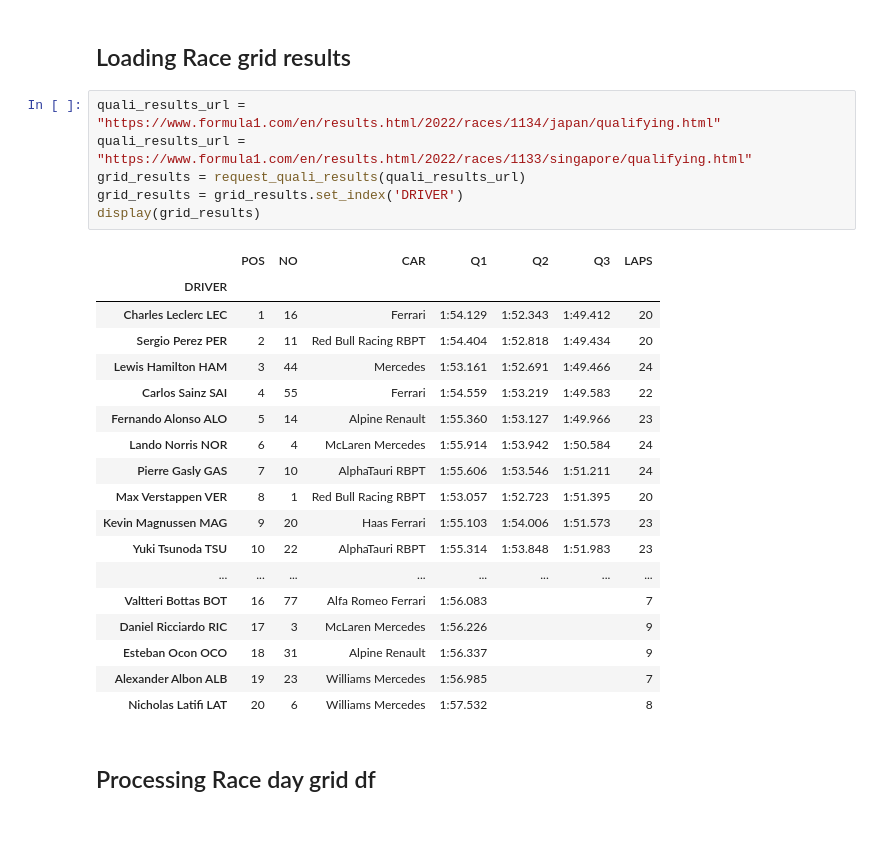
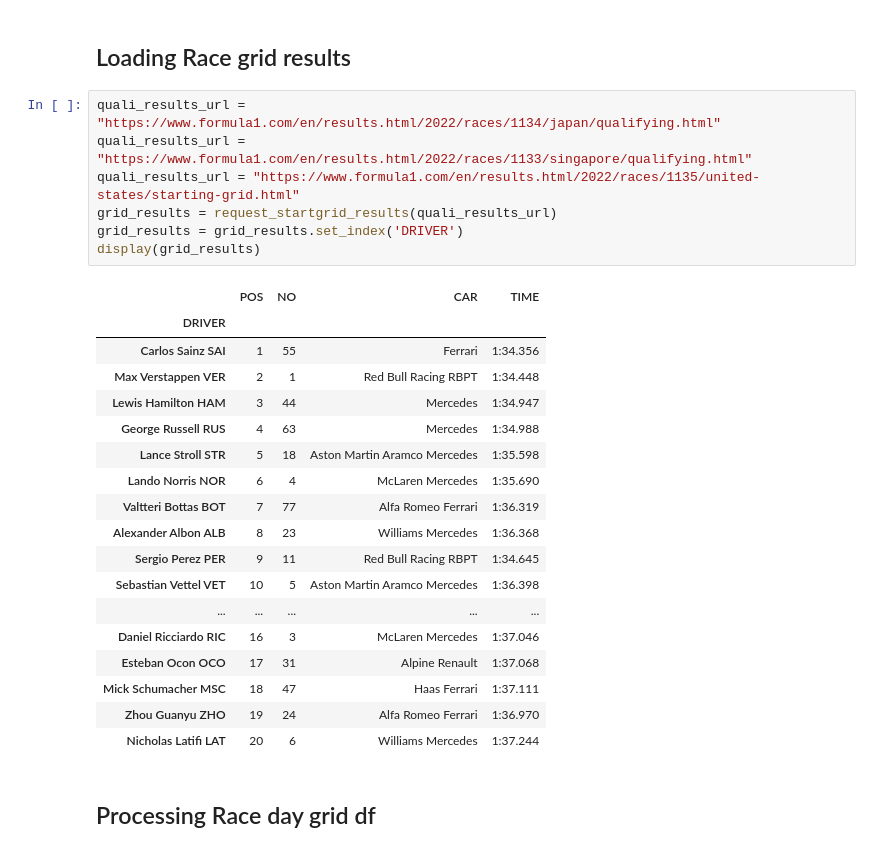
Before and after one commit to AndresOlivaDenis/f1pm, a Jupyter notebook: notebooks/betstrategiesevaluations/model_strategy_zero_notebook.ipynb, the cells around one changed output. Cells and saved outputs as stored; diff of their text form.

Commit message:
Pe 2d Table avances 1

```diff
--- a/notebooks/betstrategiesevaluations/model_strategy_zero_notebook.ipynb
+++ b/notebooks/betstrategiesevaluations/model_strategy_zero_notebook.ipynb
@@ -129,28 +129,29 @@ display(current_driver_standing_table)
 # %%
 quali_results_url = "https://www.formula1.com/en/results.html/2022/races/1134/japan/qualifying.html"
 quali_results_url = "https://www.formula1.com/en/results.html/2022/races/1133/singapore/qualifying.html"
-grid_results = request_quali_results(quali_results_url)
+quali_results_url = "https://www.formula1.com/en/results.html/2022/races/1135/united-states/starting-grid.html"
+grid_results = request_startgrid_results(quali_results_url)
 grid_results = grid_results.set_index('DRIVER')
 display(grid_results)
 # %% [output]
-|  | POS | NO | CAR | Q1 | Q2 | Q3 | LAPS |
-| DRIVER |  |  |  |  |  |  |  |
-| Charles Leclerc LEC | 1 | 16 | Ferrari | 1:54.129 | 1:52.343 | 1:49.412 | 20 |
-| Sergio Perez PER | 2 | 11 | Red Bull Racing RBPT | 1:54.404 | 1:52.818 | 1:49.434 | 20 |
-| Lewis Hamilton HAM | 3 | 44 | Mercedes | 1:53.161 | 1:52.691 | 1:49.466 | 24 |
-| Carlos Sainz SAI | 4 | 55 | Ferrari | 1:54.559 | 1:53.219 | 1:49.583 | 22 |
-| Fernando Alonso ALO | 5 | 14 | Alpine Renault | 1:55.360 | 1:53.127 | 1:49.966 | 23 |
-| Lando Norris NOR | 6 | 4 | McLaren Mercedes | 1:55.914 | 1:53.942 | 1:50.584 | 24 |
-| Pierre Gasly GAS | 7 | 10 | AlphaTauri RBPT | 1:55.606 | 1:53.546 | 1:51.211 | 24 |
-| Max Verstappen VER | 8 | 1 | Red Bull Racing RBPT | 1:53.057 | 1:52.723 | 1:51.395 | 20 |
-| Kevin Magnussen MAG | 9 | 20 | Haas Ferrari | 1:55.103 | 1:54.006 | 1:51.573 | 23 |
-| Yuki Tsunoda TSU | 10 | 22 | AlphaTauri RBPT | 1:55.314 | 1:53.848 | 1:51.983 | 23 |
-| ... | ... | ... | ... | ... | ... | ... | ... |
-| Valtteri Bottas BOT | 16 | 77 | Alfa Romeo Ferrari | 1:56.083 |  |  | 7 |
-| Daniel Ricciardo RIC | 17 | 3 | McLaren Mercedes | 1:56.226 |  |  | 9 |
-| Esteban Ocon OCO | 18 | 31 | Alpine Renault | 1:56.337 |  |  | 9 |
-| Alexander Albon ALB | 19 | 23 | Williams Mercedes | 1:56.985 |  |  | 7 |
-| Nicholas Latifi LAT | 20 | 6 | Williams Mercedes | 1:57.532 |  |  | 8 |
+|  | POS | NO | CAR | TIME |
+| DRIVER |  |  |  |  |
+| Carlos Sainz SAI | 1 | 55 | Ferrari | 1:34.356 |
+| Max Verstappen VER | 2 | 1 | Red Bull Racing RBPT | 1:34.448 |
+| Lewis Hamilton HAM | 3 | 44 | Mercedes | 1:34.947 |
+| George Russell RUS | 4 | 63 | Mercedes | 1:34.988 |
+| Lance Stroll STR | 5 | 18 | Aston Martin Aramco Mercedes | 1:35.598 |
+| Lando Norris NOR | 6 | 4 | McLaren Mercedes | 1:35.690 |
+| Valtteri Bottas BOT | 7 | 77 | Alfa Romeo Ferrari | 1:36.319 |
+| Alexander Albon ALB | 8 | 23 | Williams Mercedes | 1:36.368 |
+| Sergio Perez PER | 9 | 11 | Red Bull Racing RBPT | 1:34.645 |
+| Sebastian Vettel VET | 10 | 5 | Aston Martin Aramco Mercedes | 1:36.398 |
+| ... | ... | ... | ... | ... |
+| Daniel Ricciardo RIC | 16 | 3 | McLaren Mercedes | 1:37.046 |
+| Esteban Ocon OCO | 17 | 31 | Alpine Renault | 1:37.068 |
+| Mick Schumacher MSC | 18 | 47 | Haas Ferrari | 1:37.111 |
+| Zhou Guanyu ZHO | 19 | 24 | Alfa Romeo Ferrari | 1:36.970 |
+| Nicholas Latifi LAT | 20 | 6 | Williams Mercedes | 1:37.244 |
 # %% [markdown]
 ## Processing Race day grid df
 # %%
```
Also changed, not shown: parts of 4 cells of this notebook, 11 other files.
